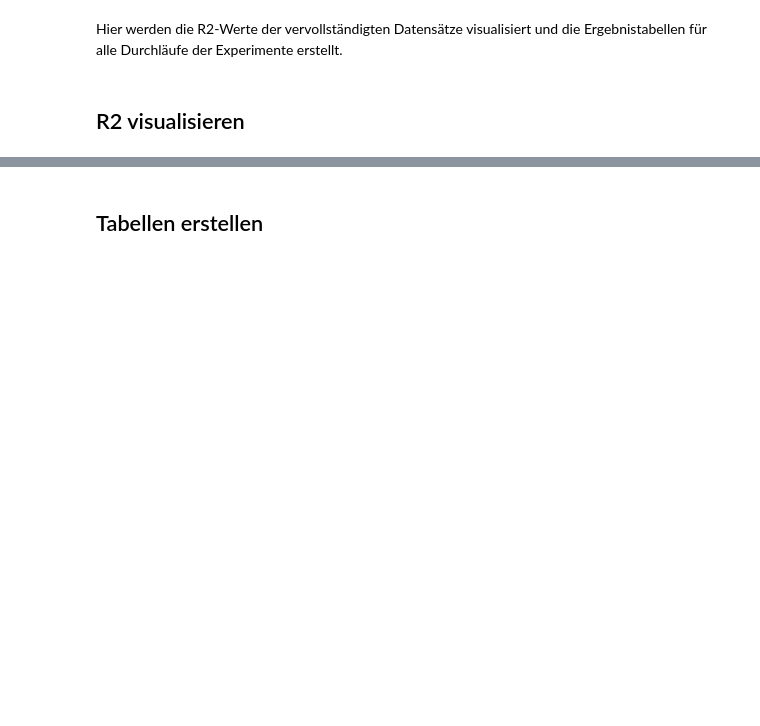
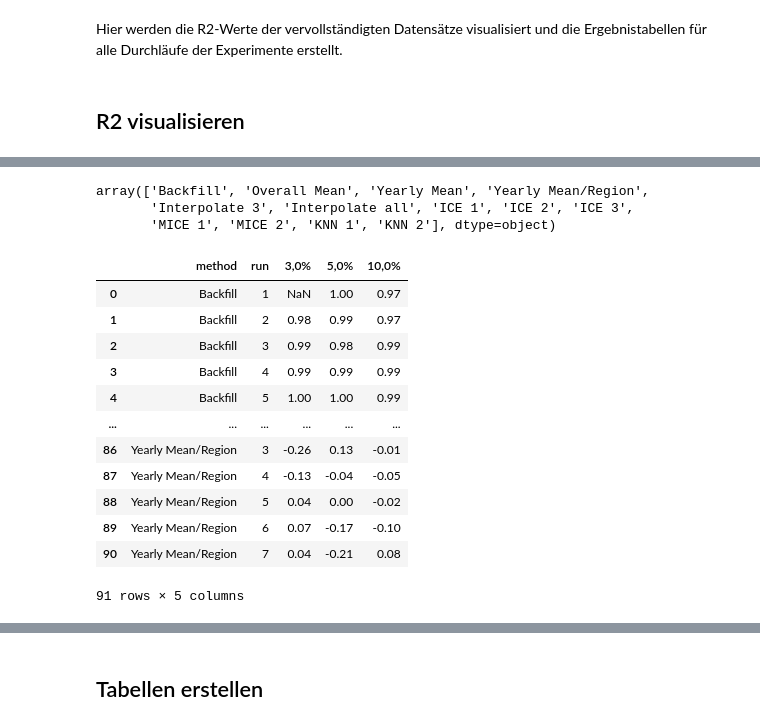
Before and after one commit to MarieFlatow/BA_weltbank, a Jupyter notebook: 06_evaluating_r2.ipynb, the cells around one changed output, grey strips where cells are left out. Saved outputs shown, nothing was run; the diff lists cells and outputs as text; code cells hidden in the pictures; blank space fills up the shorter version.

```diff
--- a/06_evaluating_r2.ipynb
+++ b/06_evaluating_r2.ipynb
@@ -89,0 +90,26 @@ plt.savefig('figures/results/r2')
+# %%
+rs.method.unique()
+# %% [output]
+array(['Backfill', 'Overall Mean', 'Yearly Mean', 'Yearly Mean/Region',
+       'Interpolate 3', 'Interpolate all', 'ICE 1', 'ICE 2', 'ICE 3',
+       'MICE 1', 'MICE 2', 'KNN 1', 'KNN 2'], dtype=object)
+# %%
+rs2 = pd.DataFrame(rs.set_index(['method', 'run']).stack())
+rs2 = rs2.loc[~((rs2.index.get_level_values(1)==1) & (rs2.index.get_level_values(2)=='3,0%'))]
+rs2 = rs2.unstack().droplevel(0, axis=1)
+# %%
+rs2
+# %% [output]
+|  | method | run | 3,0% | 5,0% | 10,0% |
+| 0 | Backfill | 1 | NaN | 1.00 | 0.97 |
+| 1 | Backfill | 2 | 0.98 | 0.99 | 0.97 |
+| 2 | Backfill | 3 | 0.99 | 0.98 | 0.99 |
+| 3 | Backfill | 4 | 0.99 | 0.99 | 0.99 |
+| 4 | Backfill | 5 | 1.00 | 1.00 | 0.99 |
+| ... | ... | ... | ... | ... | ... |
+| 86 | Yearly Mean/Region | 3 | -0.26 | 0.13 | -0.01 |
+| 87 | Yearly Mean/Region | 4 | -0.13 | -0.04 | -0.05 |
+| 88 | Yearly Mean/Region | 5 | 0.04 | 0.00 | -0.02 |
+| 89 | Yearly Mean/Region | 6 | 0.07 | -0.17 | -0.10 |
+| 90 | Yearly Mean/Region | 7 | 0.04 | -0.21 | 0.08 |
+91 rows × 5 columns
```
Also changed, not shown: parts of 8 cells of this notebook, 15 other files.
